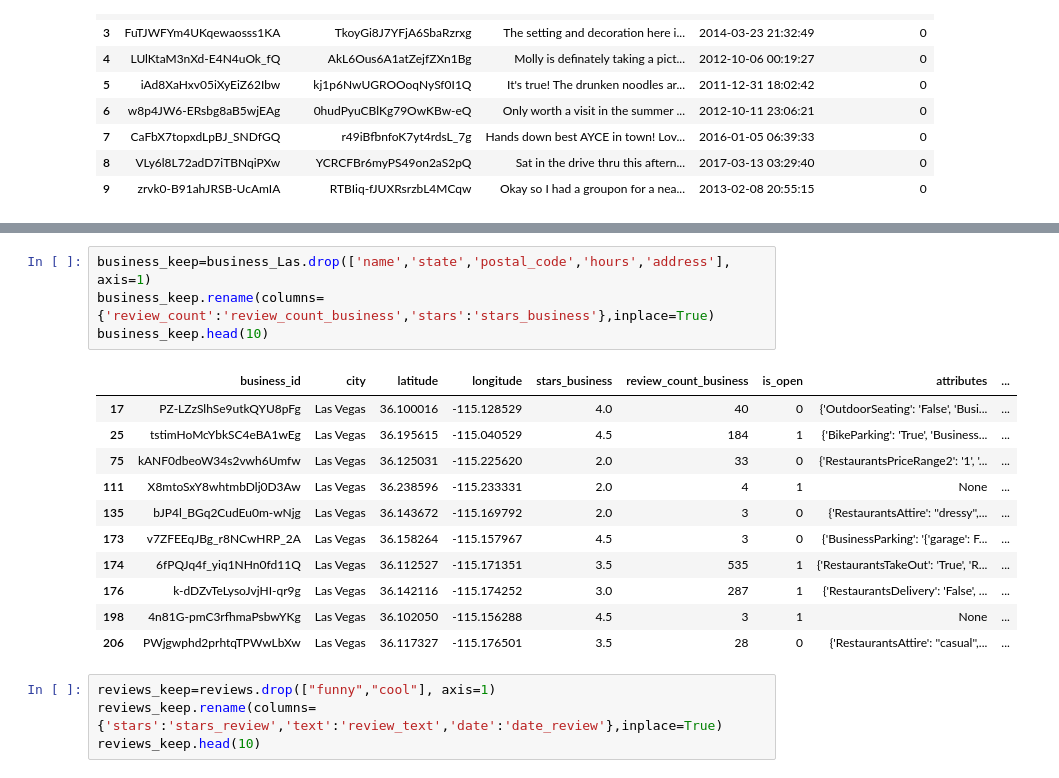
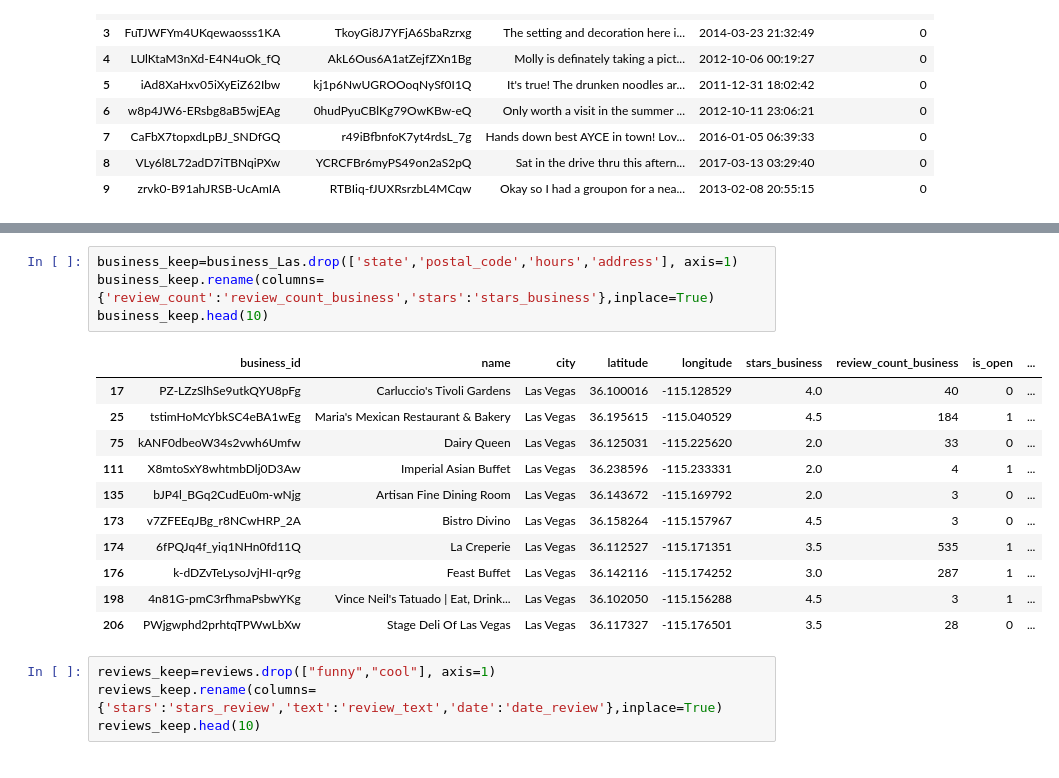
Before and after one commit to clarefrost/628-module-3, a Jupyter notebook: 628 module 3.ipynb, the cells around one changed output, grey strips where cells are left out. Saved outputs shown, nothing was run; the diff lists cells and outputs as text.

```diff
--- a/628 module 3.ipynb
+++ b/628 module 3.ipynb
@@ -99,21 +99,21 @@ business_Las.head(10)
 | 198 | 4n81G-pmC3rfhmaPsbwYKg | Vince Neil's Tatuado | Eat, Drink... | 360 E Tropicana Ave | Las Vegas | NV | 89169 | 36.102050 | -115.156288 | 4.5 | ... |
 | 206 | PWjgwphd2prhtqTPWwLbXw | Stage Deli Of Las Vegas | 3500 Las Vegas Blvd S, Ste E11 | Las Vegas | NV | 89109 | 36.117327 | -115.176501 | 3.5 | ... |
 # %%
-business_keep=business_Las.drop(['name','state','postal_code','hours','address'], axis=1)
+business_keep=business_Las.drop(['state','postal_code','hours','address'], axis=1)
 business_keep.rename(columns={'review_count':'review_count_business','stars':'stars_business'},inplace=True)
 business_keep.head(10)
 # %% [output]
-|  | business_id | city | latitude | longitude | stars_business | review_count_business | is_open | attributes | ... |
-| 17 | PZ-LZzSlhSe9utkQYU8pFg | Las Vegas | 36.100016 | -115.128529 | 4.0 | 40 | 0 | {'OutdoorSeating': 'False', 'Busi... | ... |
-| 25 | tstimHoMcYbkSC4eBA1wEg | Las Vegas | 36.195615 | -115.040529 | 4.5 | 184 | 1 | {'BikeParking': 'True', 'Business... | ... |
-| 75 | kANF0dbeoW34s2vwh6Umfw | Las Vegas | 36.125031 | -115.225620 | 2.0 | 33 | 0 | {'RestaurantsPriceRange2': '1', '... | ... |
-| 111 | X8mtoSxY8whtmbDlj0D3Aw | Las Vegas | 36.238596 | -115.233331 | 2.0 | 4 | 1 | None | ... |
-| 135 | bJP4l_BGq2CudEu0m-wNjg | Las Vegas | 36.143672 | -115.169792 | 2.0 | 3 | 0 | {'RestaurantsAttire': ''dressy'',... | ... |
-| 173 | v7ZFEEqJBg_r8NCwHRP_2A | Las Vegas | 36.158264 | -115.157967 | 4.5 | 3 | 0 | {'BusinessParking': '{'garage': F... | ... |
-| 174 | 6fPQJq4f_yiq1NHn0fd11Q | Las Vegas | 36.112527 | -115.171351 | 3.5 | 535 | 1 | {'RestaurantsTakeOut': 'True', 'R... | ... |
-| 176 | k-dDZvTeLysoJvjHI-qr9g | Las Vegas | 36.142116 | -115.174252 | 3.0 | 287 | 1 | {'RestaurantsDelivery': 'False', ... | ... |
-| 198 | 4n81G-pmC3rfhmaPsbwYKg | Las Vegas | 36.102050 | -115.156288 | 4.5 | 3 | 1 | None | ... |
-| 206 | PWjgwphd2prhtqTPWwLbXw | Las Vegas | 36.117327 | -115.176501 | 3.5 | 28 | 0 | {'RestaurantsAttire': ''casual'',... | ... |
+|  | business_id | name | city | latitude | longitude | stars_business | review_count_business | is_open | ... |
+| 17 | PZ-LZzSlhSe9utkQYU8pFg | Carluccio's Tivoli Gardens | Las Vegas | 36.100016 | -115.128529 | 4.0 | 40 | 0 | ... |
+| 25 | tstimHoMcYbkSC4eBA1wEg | Maria's Mexican Restaurant & Bakery | Las Vegas | 36.195615 | -115.040529 | 4.5 | 184 | 1 | ... |
+| 75 | kANF0dbeoW34s2vwh6Umfw | Dairy Queen | Las Vegas | 36.125031 | -115.225620 | 2.0 | 33 | 0 | ... |
+| 111 | X8mtoSxY8whtmbDlj0D3Aw | Imperial Asian Buffet | Las Vegas | 36.238596 | -115.233331 | 2.0 | 4 | 1 | ... |
+| 135 | bJP4l_BGq2CudEu0m-wNjg | Artisan Fine Dining Room | Las Vegas | 36.143672 | -115.169792 | 2.0 | 3 | 0 | ... |
+| 173 | v7ZFEEqJBg_r8NCwHRP_2A | Bistro Divino | Las Vegas | 36.158264 | -115.157967 | 4.5 | 3 | 0 | ... |
+| 174 | 6fPQJq4f_yiq1NHn0fd11Q | La Creperie | Las Vegas | 36.112527 | -115.171351 | 3.5 | 535 | 1 | ... |
+| 176 | k-dDZvTeLysoJvjHI-qr9g | Feast Buffet | Las Vegas | 36.142116 | -115.174252 | 3.0 | 287 | 1 | ... |
+| 198 | 4n81G-pmC3rfhmaPsbwYKg | Vince Neil's Tatuado | Eat, Drink... | Las Vegas | 36.102050 | -115.156288 | 4.5 | 3 | 1 | ... |
+| 206 | PWjgwphd2prhtqTPWwLbXw | Stage Deli Of Las Vegas | Las Vegas | 36.117327 | -115.176501 | 3.5 | 28 | 0 | ... |
 # %%
 reviews_keep=reviews.drop(["funny","cool"], axis=1)
 reviews_keep.rename(columns={'stars':'stars_review','text':'review_text','date':'date_review'},inplace=True)
```
Also changed, not shown: parts of 9 cells of this notebook.
